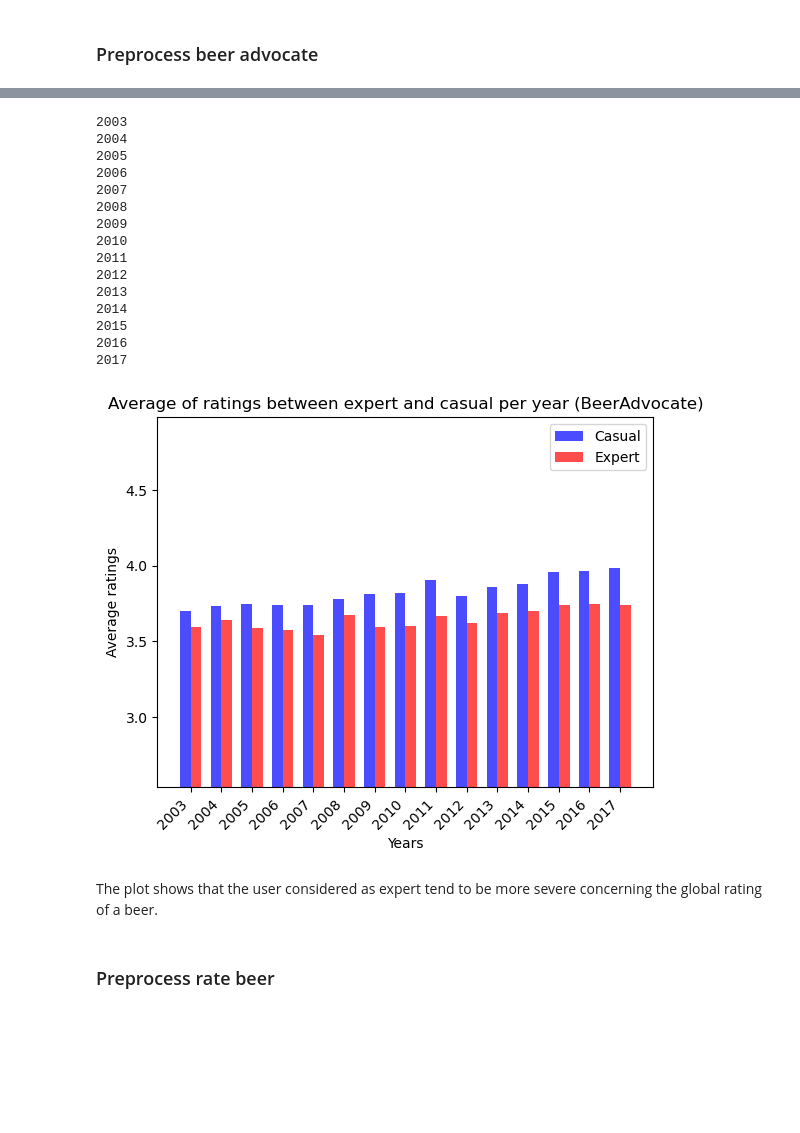
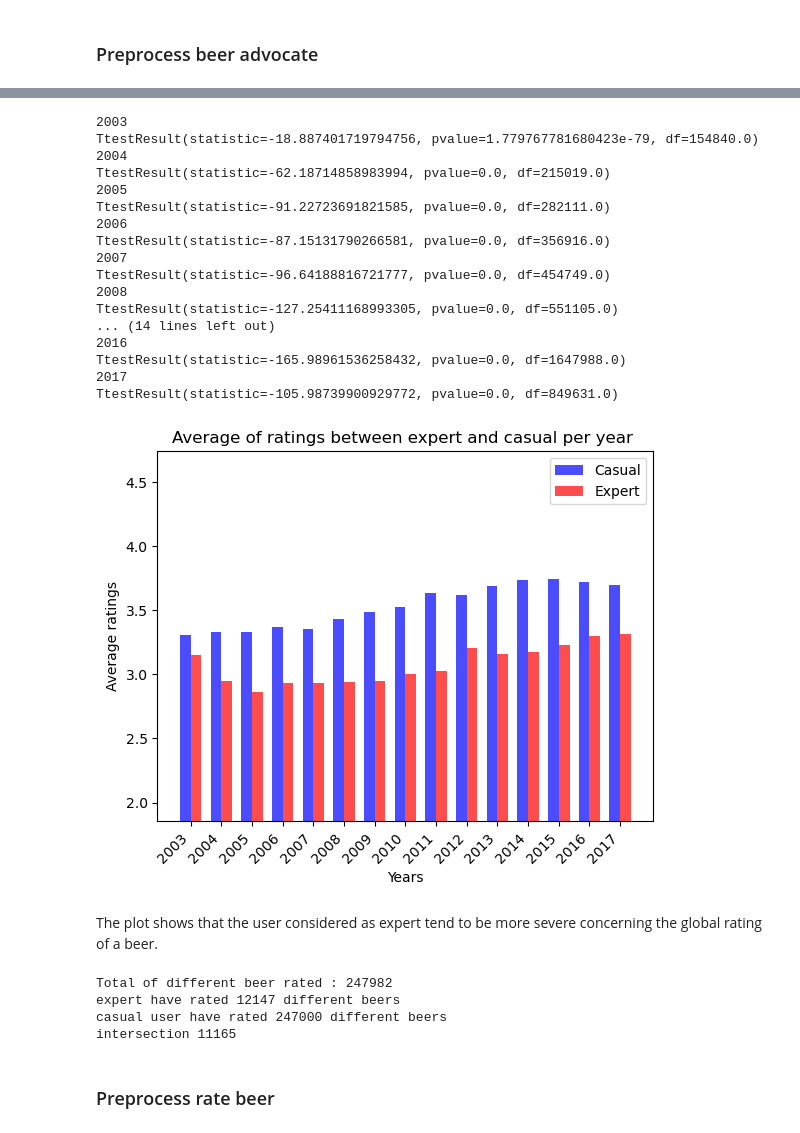
Before and after one commit to epfl-ada/ada-2023-project-remontada, a Jupyter notebook: code/main_yannis.ipynb, the cells around one changed output, grey strips where cells are left out. Cells and saved outputs as stored; diff of their text form; code cells hidden in the pictures; blank space fills up the shorter version.

Commit message:
using merge dataset to plot average ratings per causal and expert

```diff
--- a/code/main_yannis.ipynb
+++ b/code/main_yannis.ipynb
@@ -244,7 +189,7 @@ def normalized_score(col):
 def is_expert(score, threshold=0.4):
     return score >= threshold
 # %%
-df_ratings_stat_pivot = df_ratings_stat.pivot(index='user_name', columns='year', values='nb_ratings')
+df_ratings_stat_pivot = df_user_ratings_per_year.pivot(index='user_id', columns='year', values='nb_ratings')
 df_ratings_stat_pivot.fillna(0, inplace=True)
 df_ratings_stat_pivot.head()
 # %% [output]
@@ -295,7 +240,7 @@ df_ratings_stat_pivot_expert.head()
 # %%
 df_reset = df_ratings_stat_pivot_expert.reset_index()
 # Melt the DataFrame to reshape it
-df_melted = pd.melt(df_reset, id_vars=['user_name'], var_name='year', value_name='is_expert')
-df_ratings_stat_expert = df_ratings_stat.merge(df_melted)
+df_melted = pd.melt(df_reset, id_vars=['user_id'], var_name='year', value_name='is_expert')
+df_ratings_stat_expert = df_user_ratings_per_year.merge(df_melted)
 df_ratings_stat_expert.head()
 # %% [output]
@@ -351,58 +294,65 @@ df_advocate_ratings_filtered['rating'] = pd.to_numeric(df_advocate_ratings_filte
+# %%
+df_ratings_stat['rating'] = pd.to_numeric(df_ratings_stat['rating'], errors='coerce')
 # %%
 avg_ratings_expert = []
 avg_ratings_normal = []
+ttest_expert_normal = []
 
-interest_years = sorted([year for year in df_advocate_ratings_filtered.year.unique() if year > 2002])
+interest_years = sorted([year for year in df_ratings_stat.year.unique() if year > 2002])
 
 for year in interest_years:
     print(year)
     df_expert_year = df_ratings_stat_expert.query('year == @year')
-    df_advocate_ratings_year = df_advocate_ratings_filtered.query('year == @year')
-    expert_of_the_year = df_expert_year[df_expert_year.is_expert].user_name
-    avg_expert = df_advocate_ratings_year[df_advocate_ratings_year['user_name'].isin(expert_of_the_year)]['rating'].mean()
-    avg_normal = df_advocate_ratings_year[~df_advocate_ratings_year['user_name'].isin(expert_of_the_year)]['rating'].mean()
+    df_ratings_stat_year = df_ratings_stat.query('year == @year')
+    expert_of_the_year = df_expert_year[df_expert_year.is_expert].user_id
+    avg_expert = df_ratings_stat_year[df_ratings_stat_year['user_id'].isin(expert_of_the_year)]['rating'].mean()
+    avg_normal = df_ratings_stat_year[~df_ratings_stat_year['user_id'].isin(expert_of_the_year)]['rating'].mean()
+    ttest = stats.ttest_ind(df_ratings_stat_year[df_ratings_stat_year['user_id'].isin(expert_of_the_year)]['rating'], df_ratings_stat_year[~df_ratings_stat_year['user_id'].isin(expert_of_the_year)]['rating'])
+    ttest_expert_normal.append(ttest)
+    print(ttest)
     avg_ratings_expert.append(avg_expert)
     avg_ratings_normal.append(avg_normal)
 # %% [output]
 2003
+TtestResult(statistic=-18.887401719794756, pvalue=1.779767781680423e-79, df=154840.0)
 2004
+TtestResult(statistic=-62.18714858983994, pvalue=0.0, df=215019.0)
 2005
+TtestResult(statistic=-91.22723691821585, pvalue=0.0, df=282111.0)
 2006
+TtestResult(statistic=-87.15131790266581, pvalue=0.0, df=356916.0)
 2007
+TtestResult(statistic=-96.64188816721777, pvalue=0.0, df=454749.0)
 2008
-2009
-2010
-2011
-2012
-2013
-2014
-2015
+TtestResult(statistic=-127.25411168993305, pvalue=0.0, df=551105.0)
+... (14 lines left out)
 2016
+TtestResult(statistic=-165.98961536258432, pvalue=0.0, df=1647988.0)
 2017
+TtestResult(statistic=-105.98739900929772, pvalue=0.0, df=849631.0)
 # %%
 bar_width = 0.35
 fig, ax = plt.subplots()
 
 bar_positions1 = np.arange(len(avg_ratings_expert))
 bar_positions2 = bar_positions1 + bar_width
 
 ax.bar(bar_positions1, avg_ratings_normal, width=bar_width, label='Casual', color='blue', alpha=0.7)
 ax.bar(bar_positions2, avg_ratings_expert, width=bar_width, label='Expert', color='red', alpha=0.7)
 
 ax.set_xlabel('Years')
 ax.set_ylabel('Average ratings')
-ax.set_title('Average of ratings between expert and casual per year (BeerAdvocate)')
+ax.set_title('Average of ratings between expert and casual per year ')
 ax.set_xticks(bar_positions1 + bar_width / 2)
 ax.set_xticklabels(interest_years, rotation=45, ha='right')
 
 y_min = min(min(avg_ratings_normal), min(avg_ratings_expert)) - 1
 y_max = max(max(avg_ratings_normal), max(avg_ratings_expert)) + 1
 ax.set_ylim(y_min, y_max)
 ax.legend()
 
-# Show the plot
 plt.show()
 # %% [output]
-[figure, old version]
+[figure, new version]
 # %% [markdown]
 The plot shows that the user considered as expert tend to be more severe concerning the global rating of a beer.
@@ -409,3 +363,13 @@ The plot shows that the user considered as expert tend to be more severe concern
+# %%
+print(f'Total of different beer rated : {len(df_advocate_ratings_filtered.beer_id.unique())}')
+print(f'expert have rated {len(beer_rated_by_expert)} different beers')
+print(f'casual user have rated {len(beer_rated_by_casual)} different beers')
+print(f'intersection {len(set(beer_rated_by_casual).intersection(set(beer_rated_by_expert)))}')
+# %% [output]
+Total of different beer rated : 247982
+expert have rated 12147 different beers
+casual user have rated 247000 different beers
+intersection 11165
 # %% [markdown]
 ### Preprocess rate beer
 # %%
```
Also changed, not shown: parts of 25 cells of this notebook.
